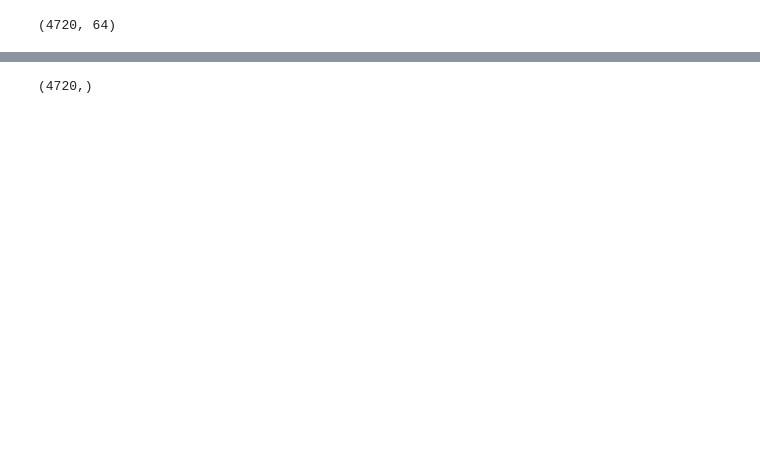
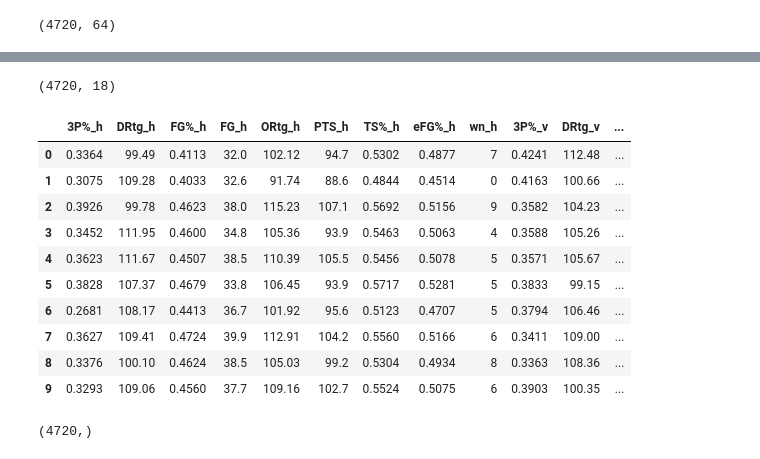
Before and after one commit to sobyl/NBA_Prediction, a Jupyter notebook: final.ipynb, the cells around one changed output, grey strips where cells are left out. Saved outputs shown, nothing was run; the diff lists cells and outputs as text; code cells hidden in the pictures; blank space fills up the shorter version.

```diff
--- a/final.ipynb
+++ b/final.ipynb
@@ -463,0 +511,3 @@ X.shape
+# %%
+selected_features = home_feature_list + vis_feature_list
+selected_features
@@ -464 +535,20 @@ X.shape
+# %%
+huidu_X = nba_df.loc[:, selected_features]
+huidu_X.shape
+# %% [output]
+(4720, 18)
+# %%
+huidu_X.head(10)
+# %% [output]
+|  | 3P%_h | DRtg_h | FG%_h | FG_h | ORtg_h | PTS_h | TS%_h | eFG%_h | wn_h | 3P%_v | DRtg_v | ... |
+| 0 | 0.3364 | 99.49 | 0.4113 | 32.0 | 102.12 | 94.7 | 0.5302 | 0.4877 | 7 | 0.4241 | 112.48 | ... |
+| 1 | 0.3075 | 109.28 | 0.4033 | 32.6 | 91.74 | 88.6 | 0.4844 | 0.4514 | 0 | 0.4163 | 100.66 | ... |
+| 2 | 0.3926 | 99.78 | 0.4623 | 38.0 | 115.23 | 107.1 | 0.5692 | 0.5156 | 9 | 0.3582 | 104.23 | ... |
+| 3 | 0.3452 | 111.95 | 0.4600 | 34.8 | 105.36 | 93.9 | 0.5463 | 0.5063 | 4 | 0.3588 | 105.26 | ... |
+| 4 | 0.3623 | 111.67 | 0.4507 | 38.5 | 110.39 | 105.5 | 0.5456 | 0.5078 | 5 | 0.3571 | 105.67 | ... |
+| 5 | 0.3828 | 107.37 | 0.4679 | 33.8 | 106.45 | 93.9 | 0.5717 | 0.5281 | 5 | 0.3833 | 99.15 | ... |
+| 6 | 0.2681 | 108.17 | 0.4413 | 36.7 | 101.92 | 95.6 | 0.5123 | 0.4707 | 5 | 0.3794 | 106.46 | ... |
+| 7 | 0.3627 | 109.41 | 0.4724 | 39.9 | 112.91 | 104.2 | 0.5560 | 0.5166 | 6 | 0.3411 | 109.00 | ... |
+| 8 | 0.3376 | 100.10 | 0.4624 | 38.5 | 105.03 | 99.2 | 0.5304 | 0.4934 | 8 | 0.3363 | 108.36 | ... |
+| 9 | 0.3293 | 109.06 | 0.4560 | 37.7 | 109.16 | 102.7 | 0.5524 | 0.5075 | 6 | 0.3903 | 100.35 | ... |
 # %%
```
Also changed, not shown: parts of 25 cells of this notebook.
